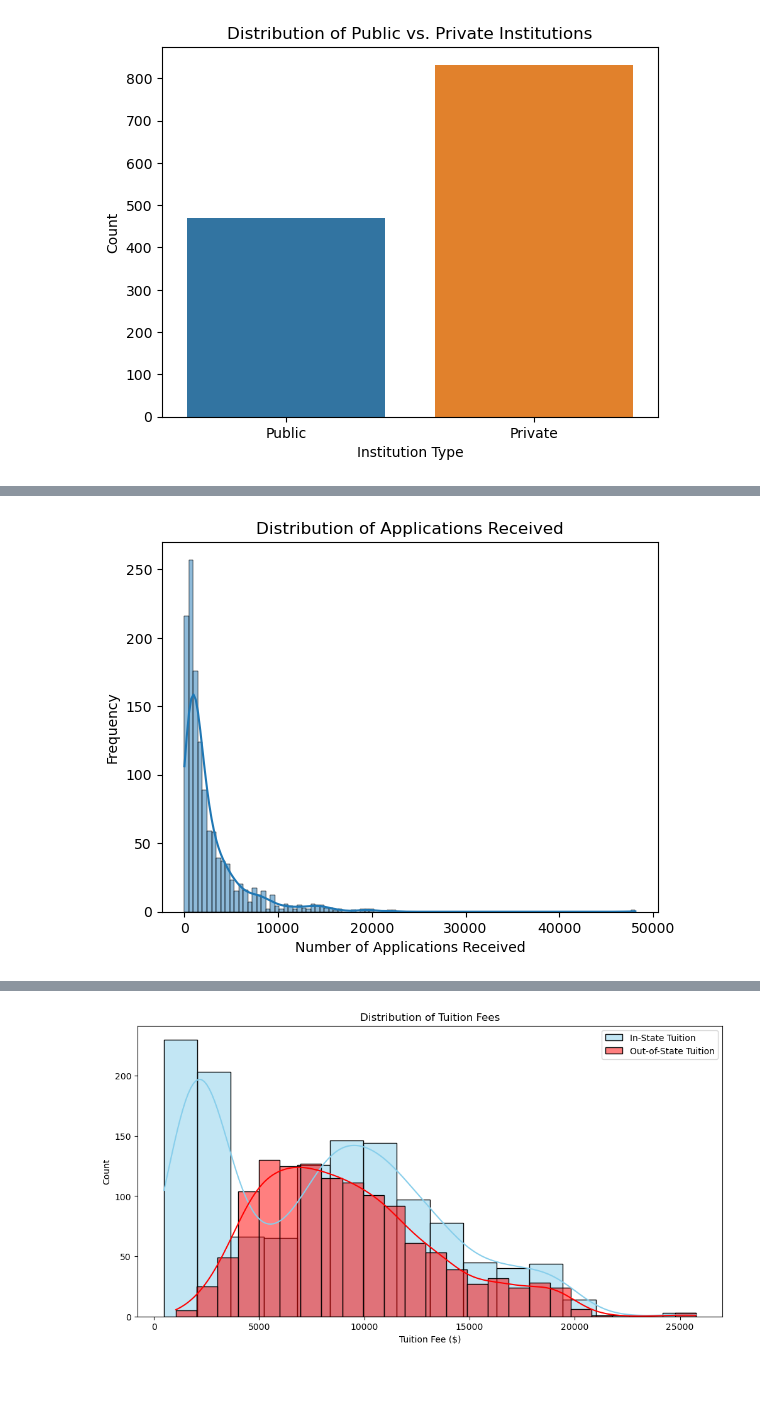
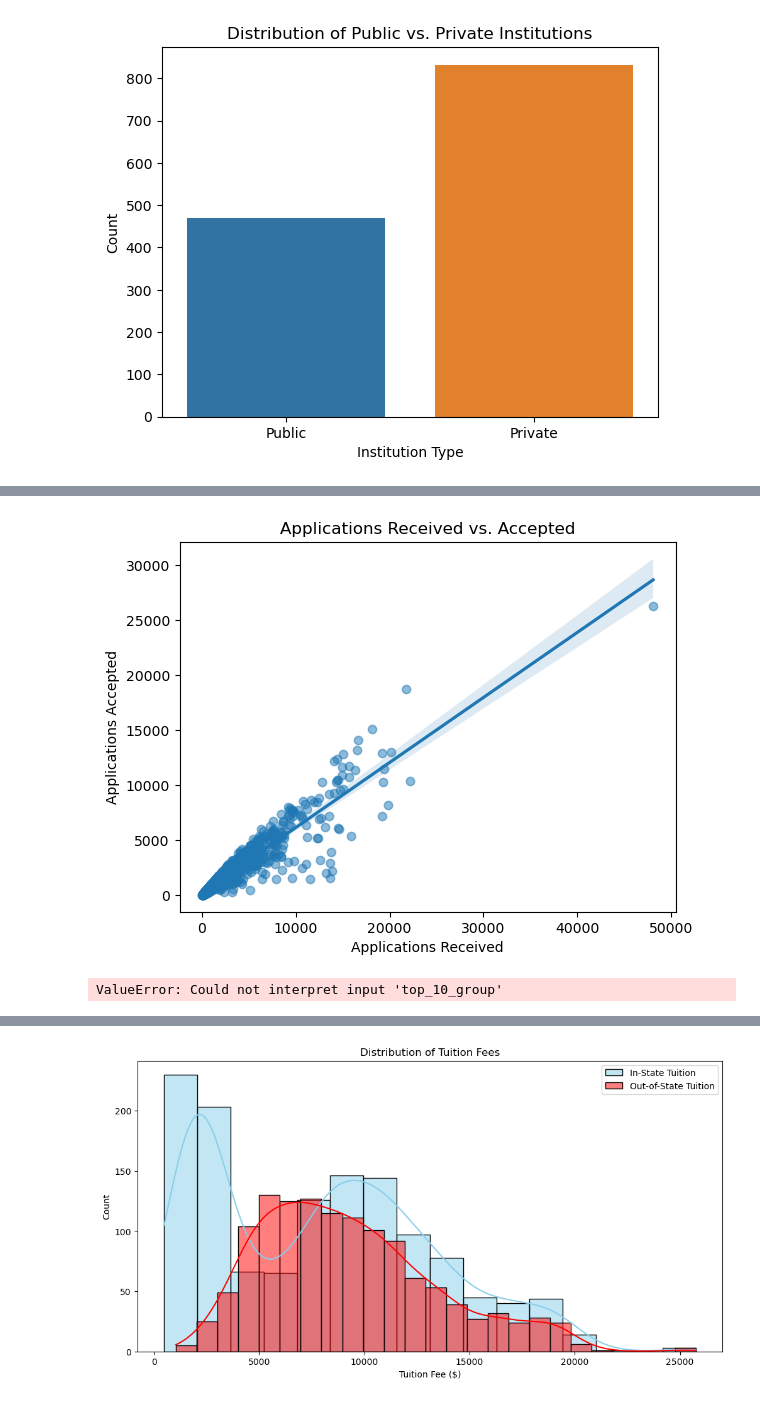
Before and after one commit to jamesleemeredith/Dexian-Technical-Challenge, a Jupyter notebook: full_analysis.ipynb, the cells around one changed output, grey strips where cells are left out. Drawn from its saved outputs; the diff is of its cells as text; code cells hidden in the pictures.

```diff
--- a/full_analysis.ipynb
+++ b/full_analysis.ipynb
@@ -144,9 +168,18 @@ plt.show()
 # %%
-# Visualization: Distribution of Applications Recieved
-sns.histplot(df['# appli. rec\'d'], kde=True)
-plt.title('Distribution of Applications Received')
-plt.xlabel('Number of Applications Received')
-plt.ylabel('Frequency')
+# Visualization: Distribution of Applications Recieved vs Accepted
+sns.regplot(x='# appli. rec\'d', y='# appl. accepted', data=df, scatter_kws={'alpha':0.5})
+plt.title('Applications Received vs. Accepted')
+plt.xlabel('Applications Received')
+plt.ylabel('Applications Accepted')
 plt.show()
 # %% [output]
-[figure, old version]
+[figure, new version]
+# %%
+# Assuming 'top_10_group' and 'top_25_group' are existing categorical columns you've created
+sns.barplot(x='top_10_group', y='Graduation rate', hue='top_25_group', data=df)
+plt.title('Graduation Rate by % New from Top 10% and 25%')
+plt.xlabel('Top 10% Group')
+plt.ylabel('Graduation Rate')
+plt.show()
+# %% [output]
+ValueError: Could not interpret input 'top_10_group'
```
Also changed, not shown: parts of 7 cells of this notebook.
